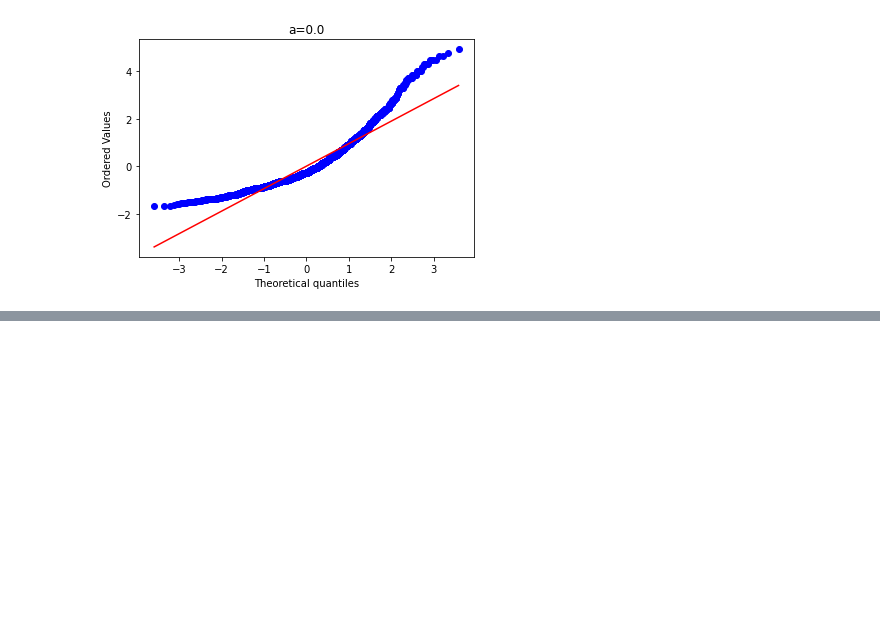
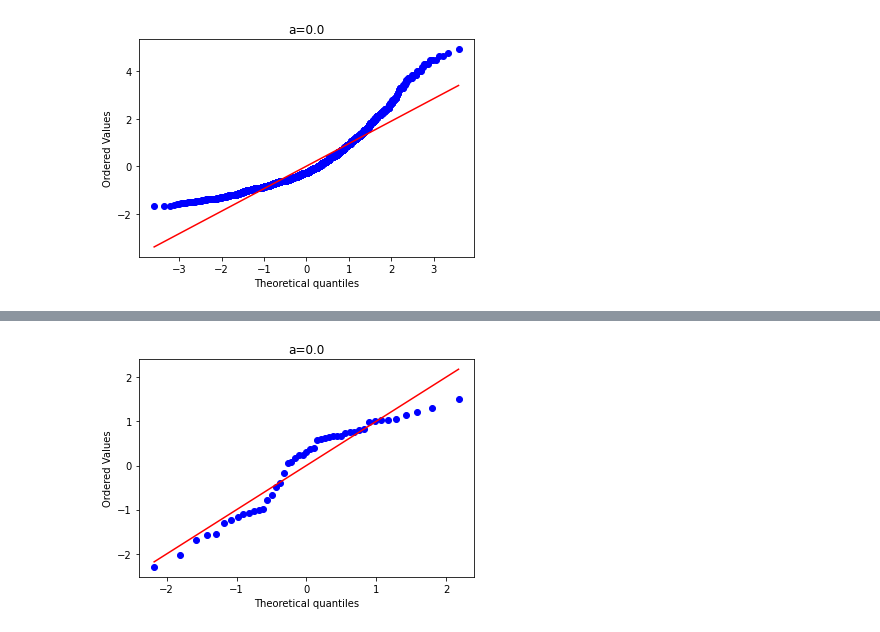
Before and after one commit to microprediction/winning, a Jupyter notebook: Ability_Transforms.ipynb, the cells around one changed output, grey strips where cells are left out. Saved outputs shown, nothing was run; the diff lists cells and outputs as text; code cells hidden in the pictures; blank space fills up the shorter version.

```diff
--- a/Ability_Transforms.ipynb
+++ b/Ability_Transforms.ipynb
@@ -334,0 +378,4 @@ ability_plot(df['diameter'],a=0.0)
+# %%
+synonym_plot('bad',a=0.0)
+# %% [output]
+[figure, added]
```
Also changed, not shown: parts of 37 cells of this notebook.
